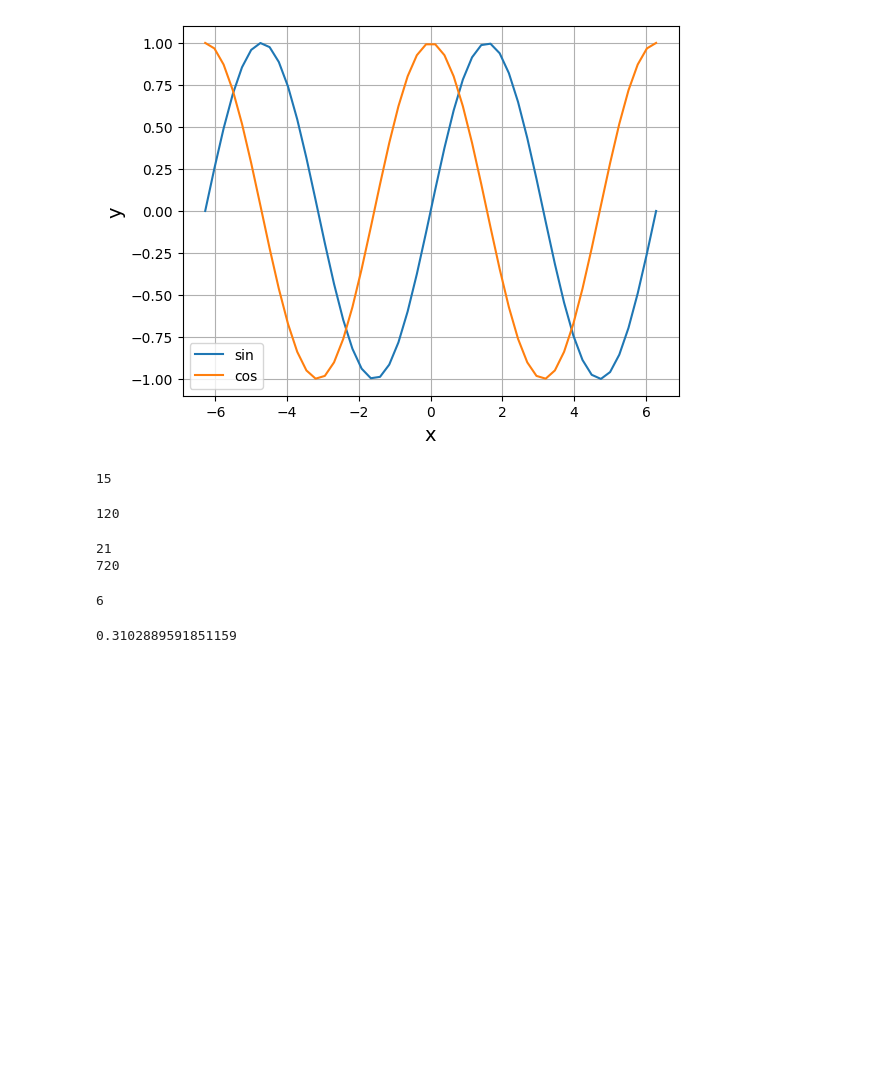
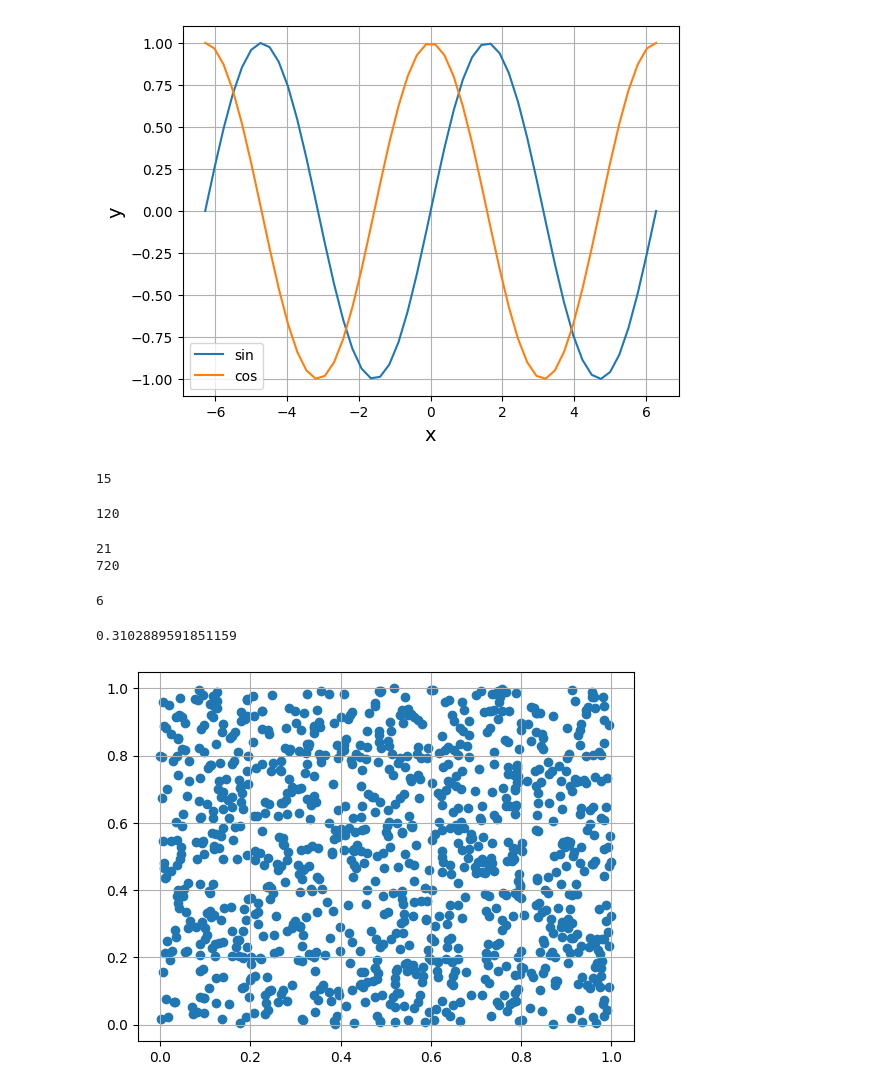
Before and after one commit to MinuSpurs/ML_study, a Jupyter notebook: Basic_AI_Math/3. Basic_Math.ipynb, the cells around one changed output. Saved outputs shown, nothing was run; the diff lists cells and outputs as text; code cells hidden in the pictures; blank space fills up the shorter version.

```diff
--- a/Basic_AI_Math/3. Basic_Math.ipynb
+++ b/Basic_AI_Math/3. Basic_Math.ipynb
@@ -221,3 +221,13 @@ r_dec = np.random.rand()
 print(r_dec)
 # %% [output]
 0.3102889591851159
+# %%
+n = 1000
+x = np.random.rand(n)
+y = np.random.rand(n)
+
+plt.scatter(x, y)
+plt.grid()
+plt.show()
+# %% [output]
+[figure, added]
```
Also changed, not shown: parts of 7 cells of this notebook, 1 other file.
